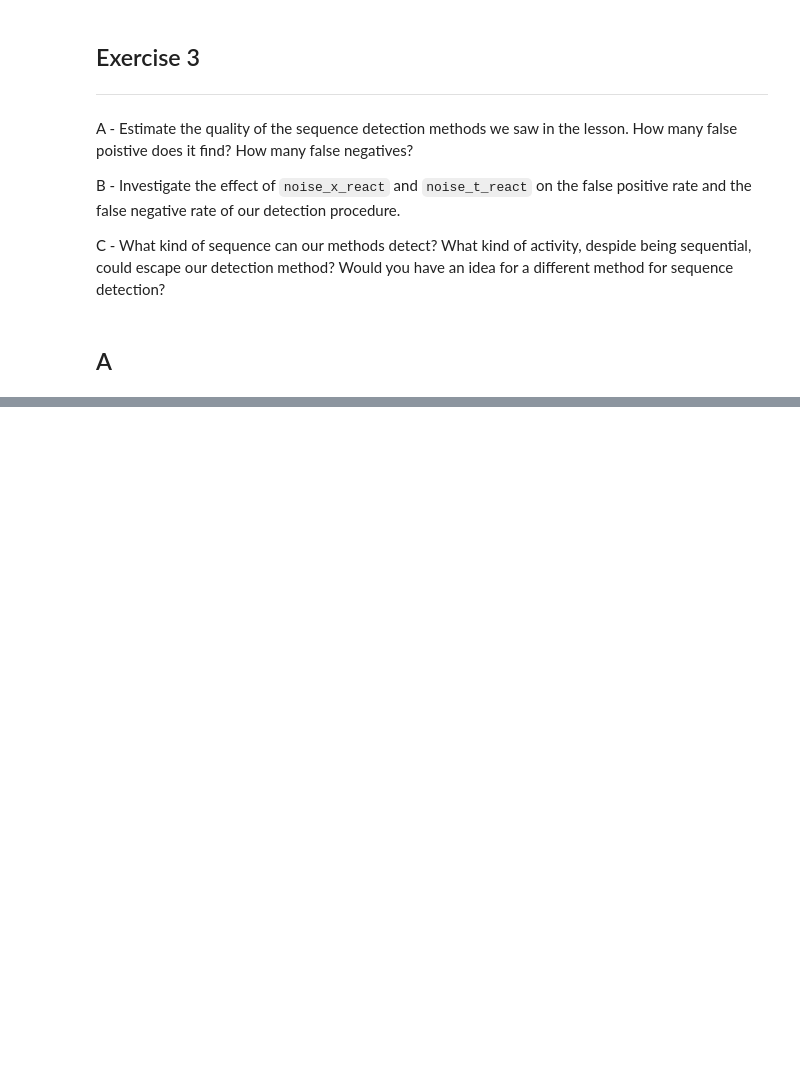
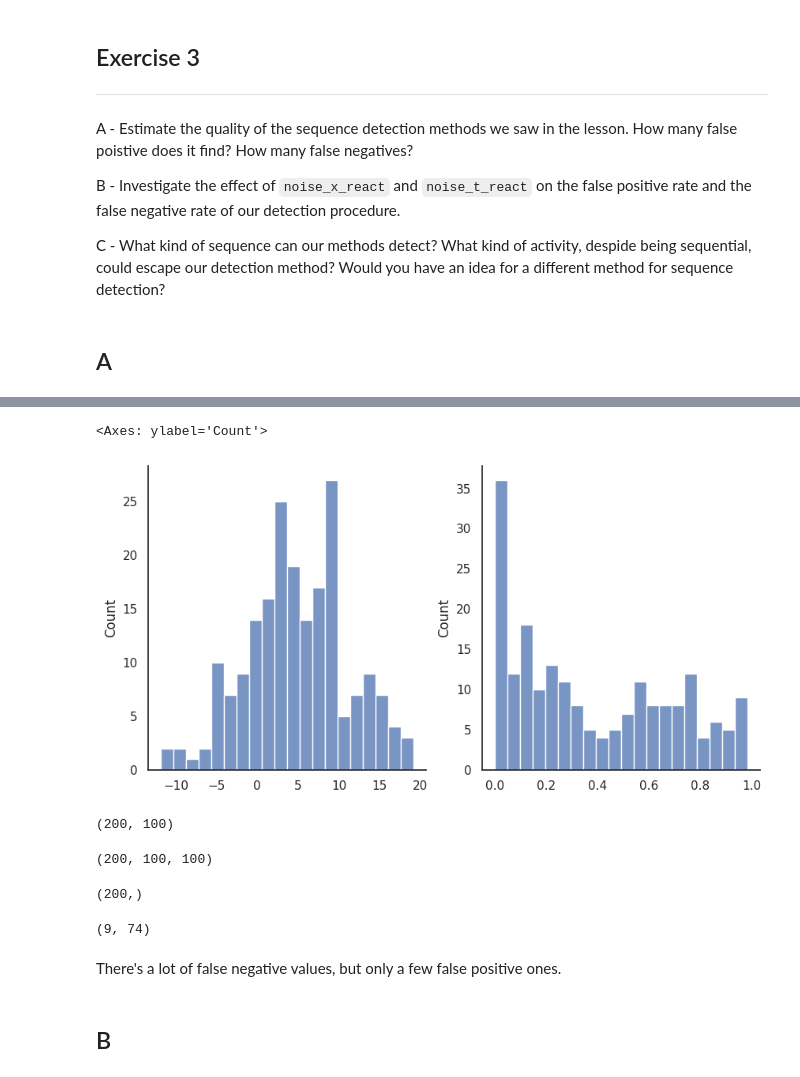
Before and after one commit to irenetiem/population-methods-IT, a Jupyter notebook: 01-bayes-decoding/exercises.ipynb, the cells around one changed output, grey strips where cells are left out. Cells and saved outputs as stored; diff of their text form; code cells hidden in the pictures; blank space fills up the shorter version.

```diff
--- a/01-bayes-decoding/exercises.ipynb
+++ b/01-bayes-decoding/exercises.ipynb
@@ -561,3 +555,26 @@ for event in range(n_events):
         # And calculate the pvalue of the pearson correlation
         corr = pearsonr(np.arange(len(x_decoded)),x_decoded)
         reactivation_pvalues[event] = corr[1]
+# %%
+plt.figure(figsize=(10,5))
+plt.subplot(1,2,1)
+sns.histplot(reactivation_slopes,bins=20)
+plt.subplot(1,2,2)
+sns.histplot(reactivation_pvalues,bins=20)
+# %% [output]
+<Axes: ylabel='Count'>
+[figure, added]
+# %%
+reactivation_events.shape
+# truth
+# %% [output]
+(200, 100)
+# %%
+spikes_react.shape
+# detected data
+# %% [output]
+(200, 100, 100)
+# %%
+reactivation_pvalues.shape
+# %% [output]
+(200,)
@@ -563,0 +621,8 @@ for event in range(n_events):
+# %%
+find_false_pos_neg(reactivation_pvalues)
+# %% [output]
+(9, 74)
+# %% [markdown]
+There's a lot of false negative values, but only a few false positive ones.
+# %% [markdown]
+## B
```
Also changed, not shown: parts of 16 cells of this notebook.
